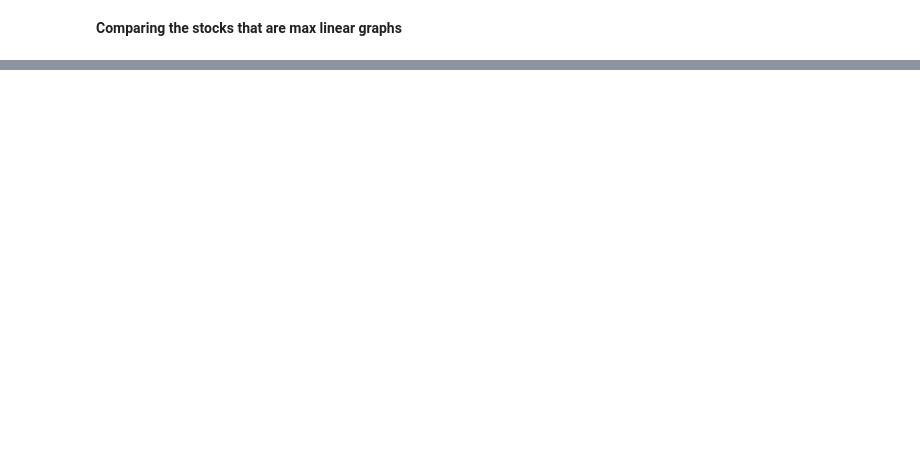
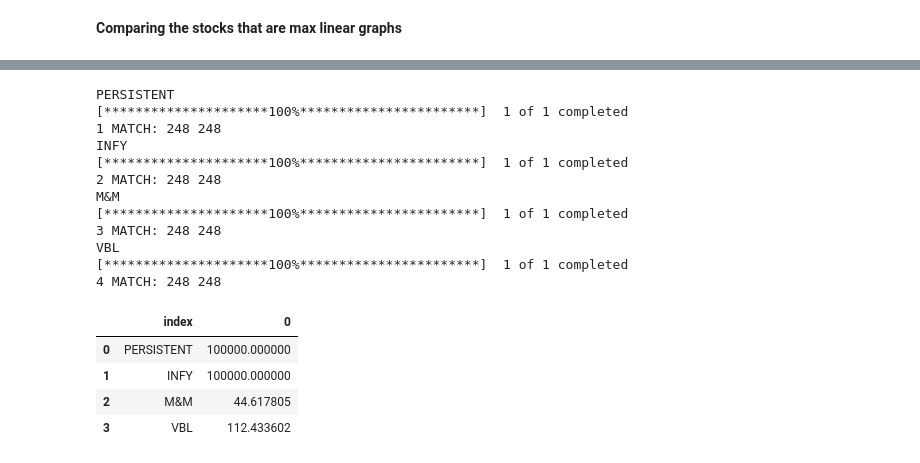
Before and after one commit to bommojuvishu/stocksgraphcomp, a Jupyter notebook: stock_graph_comp.ipynb, the cells around one changed output, grey strips where cells are left out. Saved outputs shown, nothing was run; the diff lists cells and outputs as text; code cells hidden in the pictures; blank space fills up the shorter version.

```diff
--- a/stock_graph_comp.ipynb
+++ b/stock_graph_comp.ipynb
@@ -106,47 +104,68 @@ liststocks = ["3MINDIA","ABB","ACC","AIAENG","APLAPOLLO","AUBANK","AARTIDRUGS","
 # %%
 # liststocks = ['PERSISTENT','INFY','M&M','VBL']
-# liststocks = ["DRREDDY","ITC","TECHM","BPCL","ULTRACEMCO","SUNPHARMA","WIPRO","BRITANNIA","INFY","HCLTECH","UPL","NESTLEIND","CIPLA","HDFCBANK","TCS","SBIN","IOC","SHREECEM","ADANIPORTS","INDUSINDBK","NTPC","BAJAJ-AUTO","ICICIBANK","DIVISLAB","HDFCLIFE","POWERGRID","GRASIM","TATASTEEL","RELIANCE","SBILIFE","KOTAKBANK","LT","HDFC","BAJAJFINSV","TATACONSUM","BHARTIARTL","ONGC","EICHERMOT","BAJFINANCE","AXISBANK","HINDALCO","HINDUNILVR","JSWSTEEL","COALINDIA","M&M","TATAMOTORS","HEROMOTOCO","ASIANPAINT","MARUTI","TITAN"]
 tickers={}
 
 daterange = 7
 periodinput = 365
-TODAY = "2022-08-10"
+TODAY = "2022-01-01"
 TODAY = dt.datetime.today().strftime('%Y-%m-%d')
 datetime_object = dt.datetime.strptime(TODAY, '%Y-%m-%d')
 
 count=0
 for name in liststocks:
     try:
         finalresult = []
         count = count +1
         i=0
+        flag =False
+        print(count,name)
         ohlcv = yf.download(name +'.NS',datetime_object -dt.timedelta(periodinput),datetime_object)
 
         ohlcv['minmax']=min_max(ohlcv['Close'].values)
-        print(count,"MATCH:",len(ohlcv), len(createList(ohlcv)))
-        ohlcv['expected'] = createList(ohlcv)
+        print("MATCH:",len(ohlcv), len(createList(ohlcv)))
+        ohlcv['expected'] = graphfit(ohlcv)
         # ohlcv['result'] = ohlcv.apply(lambda x: (x['expected'] - x['minmax']) if x['expected'] > x['minmax']  else 0 , axis=1)
         ohlcv['result'] = ohlcv.apply(lambda x: (x['expected'] - x['minmax']) , axis=1)
         ohlcv['result'] = ohlcv['result'].abs()
 
-        # sumofpos = ohlcv[ohlcv['result']>0].sum()
+        if ohlcv['expected'].values[0] == 1:
+          flag=True
 
-        print(name )
         finalresult.append(sum(ohlcv['result']))
 
-
-        tickers[name] = finalresult
+        if flag:
+          tickers[name] = [100000]
+        else:
+          tickers[name] = finalresult
 
     except Exception as ex:
         print(ex)#raised if `y` is empty.
         print("ERROR: ", name)
         liststocks.remove(name)
         traceback.print_exc()
 
 
 df=pd.DataFrame.from_dict(tickers,orient='index')
 df = df.reset_index()
 df
+# %% [output]
+PERSISTENT
+[*********************100%***********************]  1 of 1 completed
+1 MATCH: 248 248
+INFY
+[*********************100%***********************]  1 of 1 completed
+2 MATCH: 248 248
+M&M
+[*********************100%***********************]  1 of 1 completed
+3 MATCH: 248 248
+VBL
+[*********************100%***********************]  1 of 1 completed
+4 MATCH: 248 248
+|  | index | 0 |
+| 0 | PERSISTENT | 100000.000000 |
+| 1 | INFY | 100000.000000 |
+| 2 | M&M | 44.617805 |
+| 3 | VBL | 112.433602 |
 # %%
 df.sort_values(by=[0])
 # %% [output]
```
Also changed, not shown: parts of 5 cells of this notebook.
